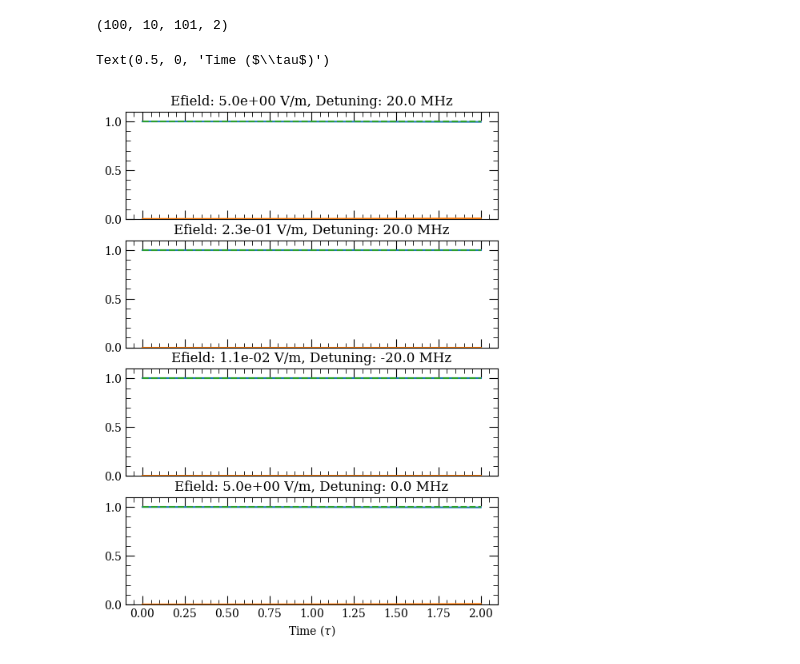
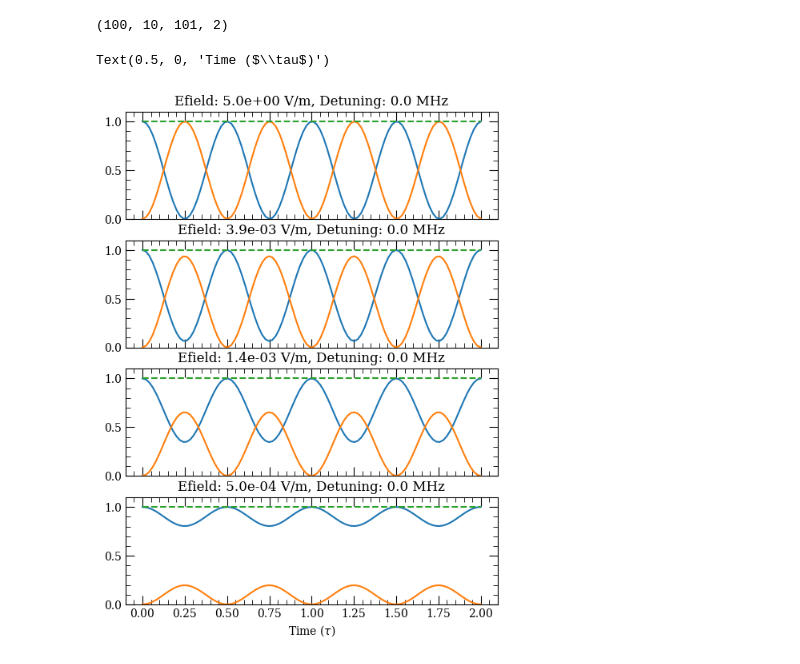
Before and after one commit to dihm/ARC-Alkali-Rydberg-Calculator, a Jupyter notebook: doc/Floquet_tests.ipynb, the cells around one changed output. Saved outputs shown, nothing was run; the diff lists cells and outputs as text; code cells hidden in the pictures.

```diff
--- a/doc/Floquet_tests.ipynb
+++ b/doc/Floquet_tests.ipynb
@@ -303,11 +390,14 @@ ax4.set_xlabel('Time ($\\tau$)')
 Text(0.5, 0, 'Time ($\\tau$)')
 [figure]
 # %%
-ut = np.exp(-1.0j*2*np.pi*np.einsum('...i,j->j...i', m.eigs, ts))
-operand = (np.abs(np.einsum('...km,l...m,...m->l...k',
-                    np.conj(m.eigVectors),
+tau = 1/f0
+ts = np.linspace(0, 2*tau, 100)
+
+ut = np.exp(-1.0j*2*np.pi*np.einsum('i,...j->i...j', ts, m.eigs))
+operand = (np.abs(np.einsum('...mk,l...m,...m->l...k', # note transpose of first input
+                    m.eigVectors.conj(),
                     ut,
-                    m.eigVectors[...,tarInd,:]
+                    m.eigVectors[...,tarInd]
                    ))**2).reshape(ut.shape[:-1] + (dim1, dim0)
                             ).sum(axis=-2)
 print(operand.shape)
@@ -316,27 +406,27 @@ print(operand.shape)
 # %%
 fig, (ax1,ax2,ax3, ax4) = plt.subplots(4, sharex=True, figsize=(6,8),sharey=True)
 
 ax1.set_ylim((0,1.1))
-e = -1; f = 51;
+e = -1; f = 50;
 ax1.set_title(f'Efield: {efields[e]:.1e} V/m, Detuning: {(freqs[f]-f0)*1e-6:.1f} MHz')
 ax1.plot(ts/tau, operand[:,e,f,:])
 ax1.plot(ts/tau, operand[:,e,f,:].sum(axis=-1), '--')
 
-e = 6; f = 51;
+e = 2; f = 50;
 ax2.set_title(f'Efield: {efields[e]:.1e} V/m, Detuning: {(freqs[f]-f0)*1e-6:.1f} MHz')
 ax2.plot(ts/tau, operand[:,e,f,:])
 ax2.plot(ts/tau, operand[:,e,f,:].sum(axis=-1), '--')
 
-e = 3; f = 49;
+e = 1; f = 50;
 ax3.set_title(f'Efield: {efields[e]:.1e} V/m, Detuning: {(freqs[f]-f0)*1e-6:.1f} MHz')
 ax3.plot(ts/tau, operand[:,e,f,:])
 ax3.plot(ts/tau, operand[:,e,f,:].sum(axis=-1), '--')
 
-e = -1; f = 50;
+e = 0; f = 50;
 ax4.set_title(f'Efield: {efields[e]:.1e} V/m, Detuning: {(freqs[f]-f0)*1e-6:.1f} MHz')
 ax4.plot(ts/tau, operand[:,e,f,:])
 ax4.plot(ts/tau, operand[:,e,f,:].sum(axis=-1), '--')
 ax4.set_xlabel('Time ($\\tau$)')
 # %% [output]
 Text(0.5, 0, 'Time ($\\tau$)')
-[figure, old version]
+[figure, new version]
```
Also changed, not shown: parts of 21 cells of this notebook.
